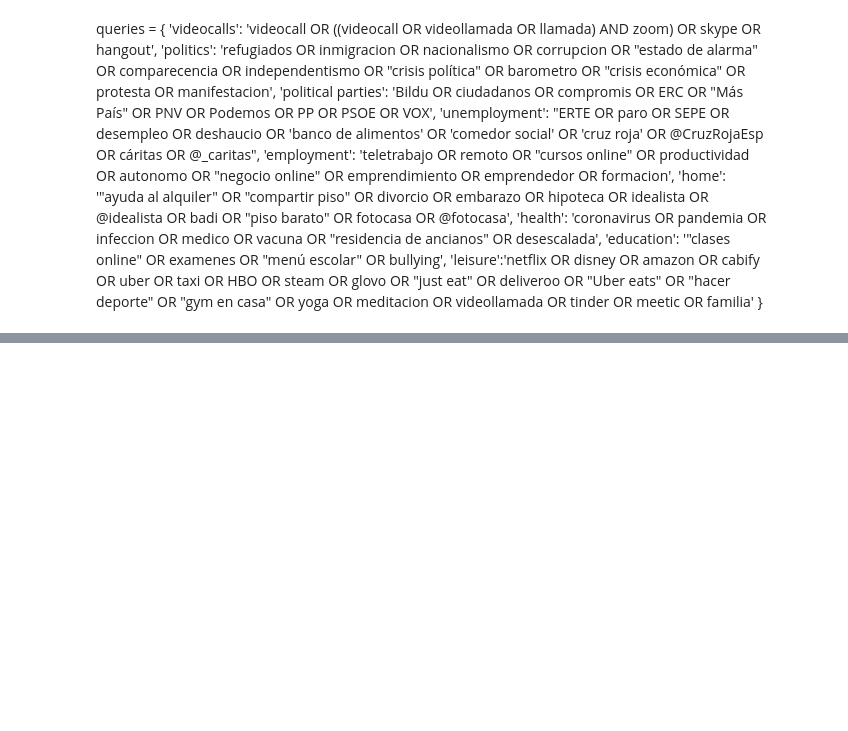
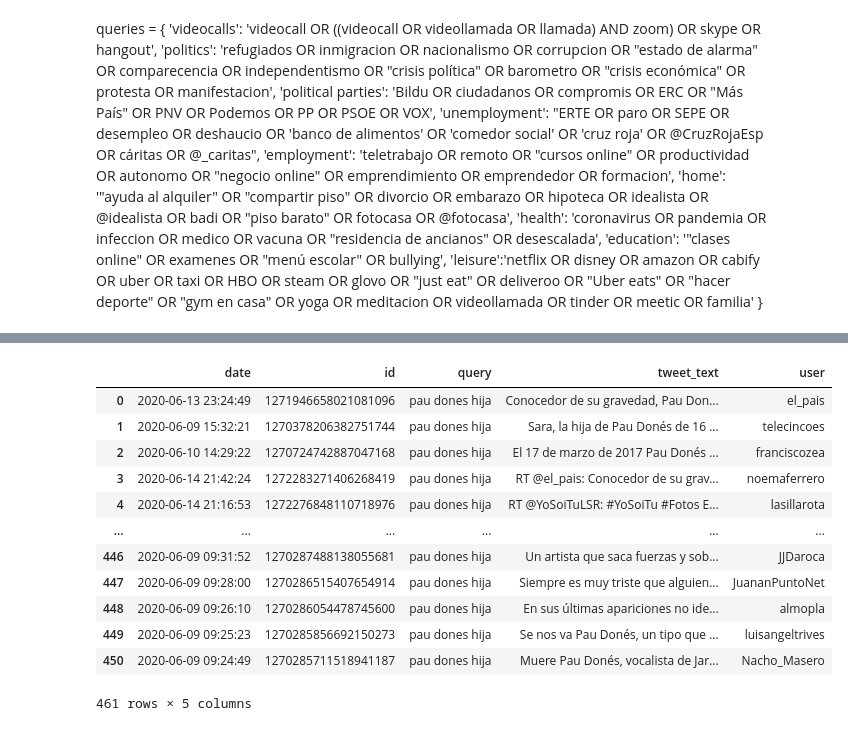
Before and after one commit to patricrp/automated_etl_google_cloud-social_dashboard, a Jupyter notebook: Twitter/Twitter API request.ipynb, the cells around one changed output, grey strips where cells are left out. Drawn from its saved outputs; the diff is of its cells as text; code cells hidden in the pictures; blank space fills up the shorter version.

```diff
--- a/Twitter/Twitter API request.ipynb
+++ b/Twitter/Twitter API request.ipynb
@@ -904,0 +540,7 @@ dferte.to_csv('dferte.csv')
+# %%
+for tweet in tweepy.Cursor(api.search,
+                       q='noticias',
+                       lang="es",
+                       geo='40.416775,-3.703790, 510',
+                       result_type='mixed').items(10):
+    print(json.dumps(tweet._json, indent=2))
@@ -904,0 +565,3 @@ dferte.to_csv('dferte.csv')
+# %%
+for tweet in tweets:
+    print(json.dumps(tweet._json, indent=2))
@@ -904,0 +622,2 @@ dferte.to_csv('dferte.csv')
+# %%
+pau_dones = searchTweets('pau dones hija', 'es', '40.416775,-3.703790, 510')
@@ -904,0 +642,16 @@ dferte.to_csv('dferte.csv')
+# %%
+pau_dones
+# %% [output]
+|  | date | id | query | tweet_text | user |
+| 0 | 2020-06-13 23:24:49 | 1271946658021081096 | pau dones hija | Conocedor de su gravedad, Pau Don... | el_pais |
+| 1 | 2020-06-09 15:32:21 | 1270378206382751744 | pau dones hija | Sara, la hija de Pau Donés de 16 ... | telecincoes |
+| 2 | 2020-06-10 14:29:22 | 1270724742887047168 | pau dones hija | El 17 de marzo de 2017 Pau Donés ... | franciscozea |
+| 3 | 2020-06-14 21:42:24 | 1272283271406268419 | pau dones hija | RT @el_pais: Conocedor de su grav... | noemaferrero |
+| 4 | 2020-06-14 21:16:53 | 1272276848110718976 | pau dones hija | RT @YoSoiTuLSR: #YoSoiTu #Fotos E... | lasillarota |
+| ... | ... | ... | ... | ... | ... |
+| 446 | 2020-06-09 09:31:52 | 1270287488138055681 | pau dones hija | Un artista que saca fuerzas y sob... | JJDaroca |
+| 447 | 2020-06-09 09:28:00 | 1270286515407654914 | pau dones hija | Siempre es muy triste que alguien... | JuananPuntoNet |
+| 448 | 2020-06-09 09:26:10 | 1270286054478745600 | pau dones hija | En sus últimas apariciones no ide... | almopla |
+| 449 | 2020-06-09 09:25:23 | 1270285856692150273 | pau dones hija | Se nos va Pau Donés, un tipo que ... | luisangeltrives |
+| 450 | 2020-06-09 09:24:49 | 1270285711518941187 | pau dones hija | Muere Pau Donés, vocalista de Jar... | Nacho_Masero |
+461 rows × 5 columns
```
Also changed, not shown: parts of 45 cells of this notebook, 2 other files.
